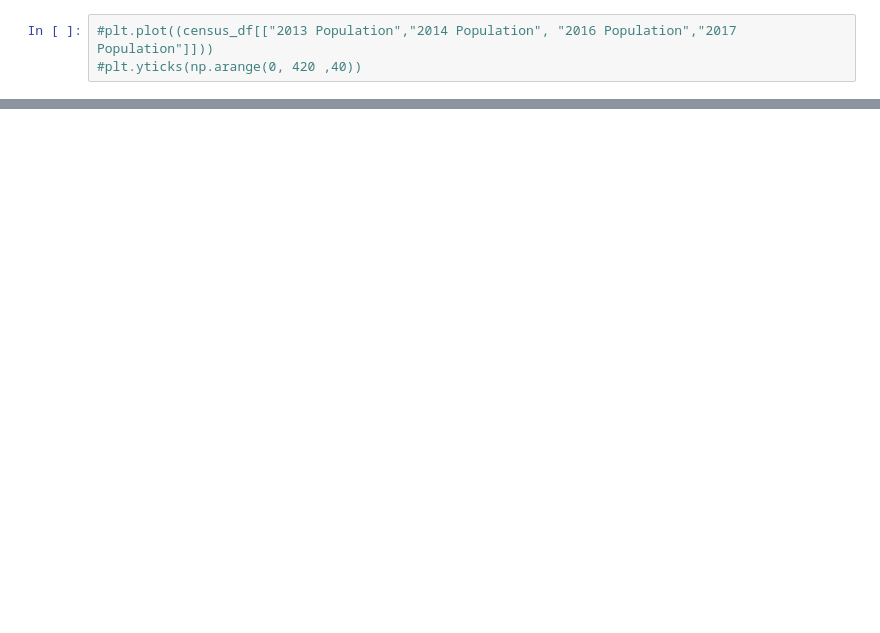
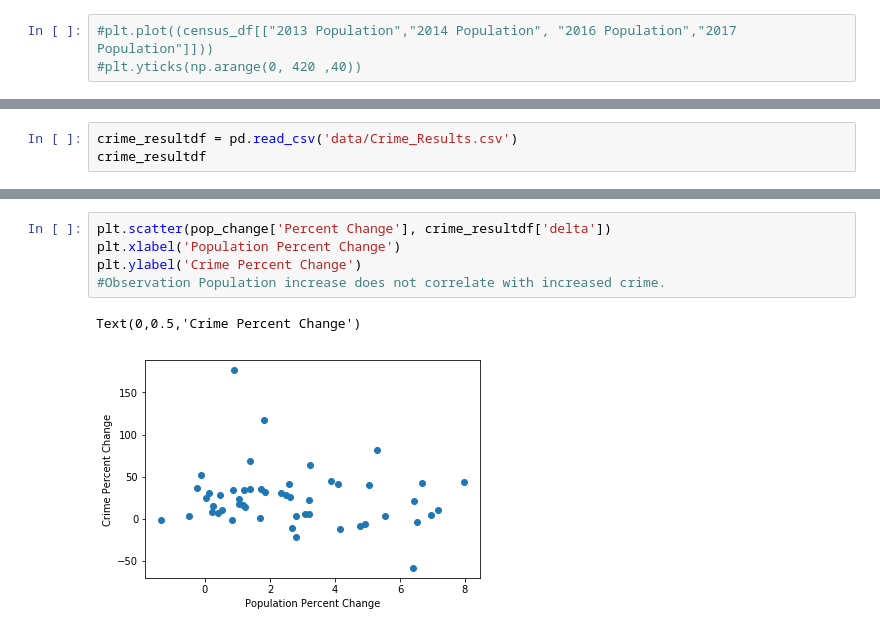
Before and after one commit to Vallito/Project_1, a Jupyter notebook: census_data.ipynb, the cells around one changed output, grey strips where cells are left out. Saved outputs shown, nothing was run; the diff lists cells and outputs as text; blank space fills up the shorter version.

```diff
--- a/census_data.ipynb
+++ b/census_data.ipynb
@@ -113,0 +141,3 @@ The backend was *originally* set to 'module://ipykernel.pylab.backend_inline' by
+# %%
+crime_resultdf = pd.read_csv('data/Crime_Results.csv')
+crime_resultdf
@@ -113,0 +162,8 @@ The backend was *originally* set to 'module://ipykernel.pylab.backend_inline' by
+# %%
+plt.scatter(pop_change['Percent Change'], crime_resultdf['delta'])
+plt.xlabel('Population Percent Change')
+plt.ylabel('Crime Percent Change')
+#Observation Population increase does not correlate with increased crime.
+# %% [output]
+Text(0,0.5,'Crime Percent Change')
+[figure, added]
```
Also changed, not shown: parts of 6 cells of this notebook, 4 other files.
